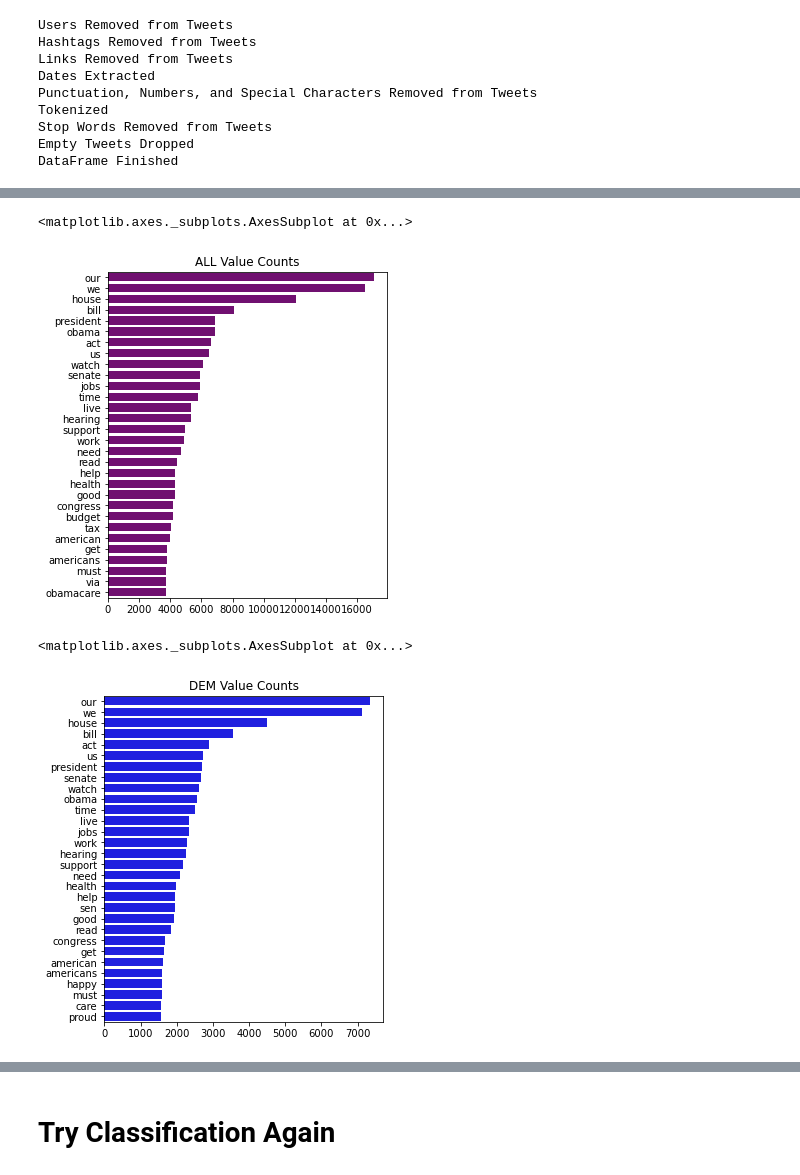
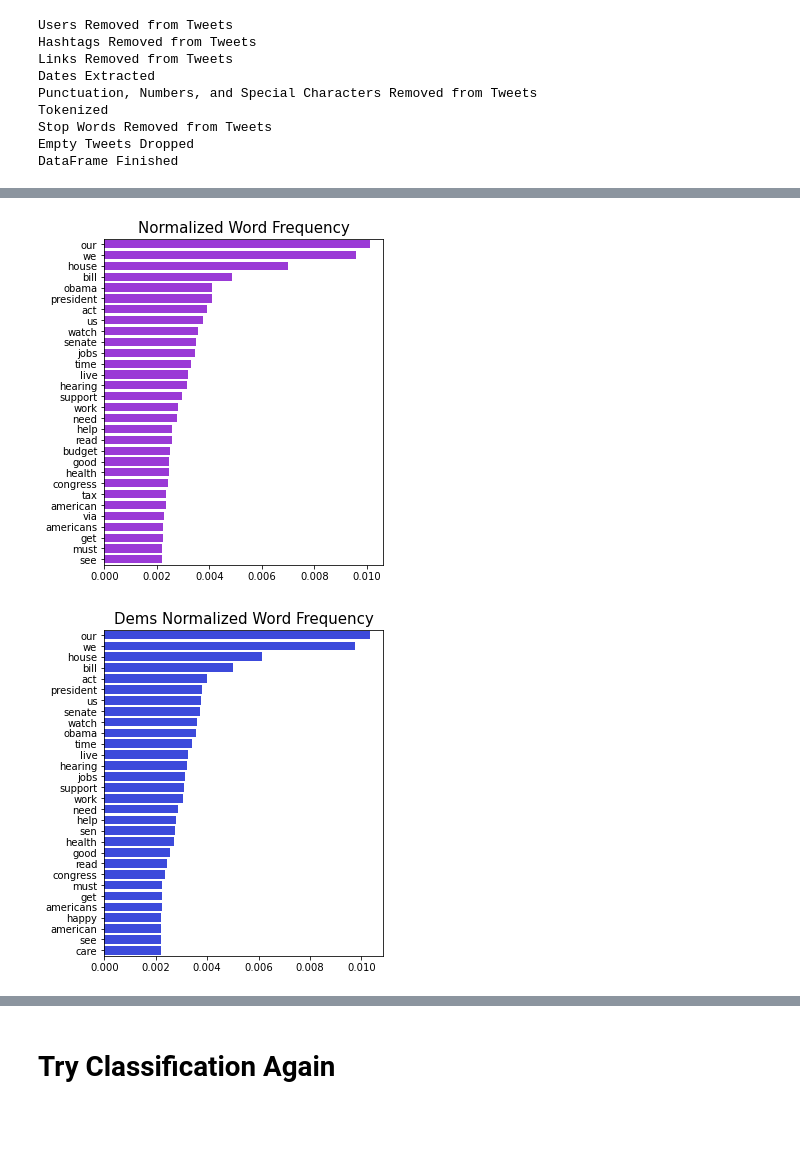
Before and after one commit to ShaanGondalia/PartyChecker, a Jupyter notebook: preston_notebook.ipynb, the cells around one changed output, grey strips where cells are left out. Drawn from its saved outputs; the diff is of its cells as text; code cells hidden in the pictures; blank space fills up the shorter version.

```diff
--- a/preston_notebook.ipynb
+++ b/preston_notebook.ipynb
@@ -29,3 +29,5 @@ df = df_full.sample(n=200000, random_state=216)
 df = pd.read_csv("sampled_df.csv", index_col=0)
 # %%
 df = pd.read_hdf('sampled_df.h5', index_col=0)
+# %%
+df = df_full
@@ -135,5 +146,10 @@ rep_tokens = np.concatenate(reps['tokens_no_stop'].values)
 words_for_cloud = " ".join(tokens)+" "
 words_for_cloud_dem = " ".join(dem_tokens)+" "
 words_for_cloud_rep = " ".join(rep_tokens)+" "
+# %%
+import matplotlib.colors as clr
+purples = clr.LinearSegmentedColormap.from_list('purples', ['#A020F0', '#C16EF5'], N=10)
+blues = clr.LinearSegmentedColormap.from_list('purples', ['#2234f5', '#626ef5'], N=10)
+reds = clr.LinearSegmentedColormap.from_list('purples', ['#f52525', '#f57676'], N=10)
 # %%
 wordcloud = WordCloud(width = 800, height = 800,
@@ -186,19 +250,19 @@ dem 0.4260582718372387 rep 0.5739417281627613
 # %%
 value_counts = pd.Series(list(tokens)).value_counts()[:30]
 plt.figure(figsize = (5, len(value_counts)//5), facecolor = None)
-plt.title('ALL Value Counts')
-sns.barplot(x=value_counts.values, y=value_counts.index, width=.75, color='purple')
+plt.title('Normalized Word Frequency', fontsize=15)
+sns.barplot(x=value_counts.values/len(tokens), y=value_counts.index, width=.75, color=purples(0))
+plt.savefig('word_freq_all_full')
 # %% [output]
-<matplotlib.axes._subplots.AxesSubplot at 0x...>
-[figure, old version]
+[figure, new version]
 # %%
 value_counts = pd.Series(list(dem_tokens)).value_counts()[:30]
 plt.figure(figsize = (5, len(value_counts)//5), facecolor = None)
-plt.title('DEM Value Counts')
-sns.barplot(x=value_counts.values, y=value_counts.index, color='blue')
+plt.title('Dems Normalized Word Frequency', fontsize=15)
+sns.barplot(x=value_counts.values/len(dem_tokens), y=value_counts.index, color=blues(0))
+plt.savefig('word_freq_dem_full')
 # %% [output]
-<matplotlib.axes._subplots.AxesSubplot at 0x...>
-[figure, old version]
+[figure, new version]
 # %%
 value_counts = pd.Series(list(rep_tokens)).value_counts()[:30]
 plt.figure(figsize = (5, len(value_counts)//5), facecolor = None)
```
Also changed, not shown: parts of 23 cells of this notebook.
